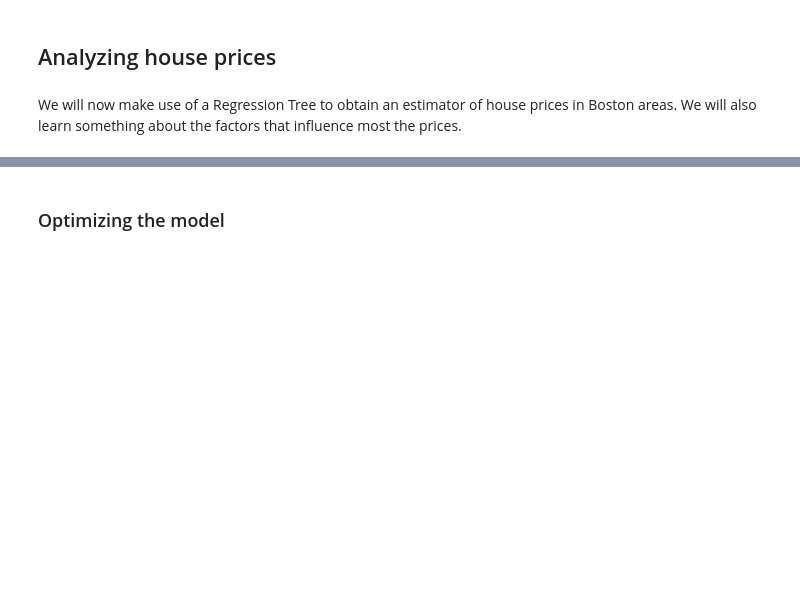
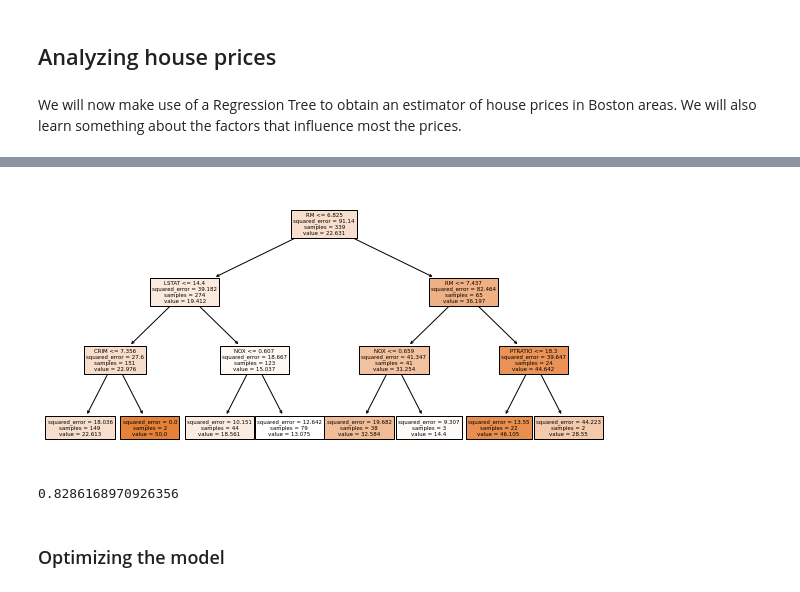
Before and after one commit to javierherraez/masterAFI, a Jupyter notebook: 15. Aprendizaje supervisado II/01. Arboles de decision/ejercicios/lab2_bostonhousing/bostonTreesStudent.ipynb, the cells around one changed output, grey strips where cells are left out. Saved outputs shown, nothing was run; the diff lists cells and outputs as text; code cells hidden in the pictures; blank space fills up the shorter version.

```diff
--- a/15. Aprendizaje supervisado II/01. Arboles de decision/ejercicios/lab2_bostonhousing/bostonTreesStudent.ipynb
+++ b/15. Aprendizaje supervisado II/01. Arboles de decision/ejercicios/lab2_bostonhousing/bostonTreesStudent.ipynb
@@ -55,3 +54,7 @@ This data file is formatted as fixed-width lines. The pandas <a href=https://pan
+# %%
+####### INSERT YOUR CODE HERE
+colnames = ['CRIM', 'ZN', 'INDUS', 'CHAS', 'NOX', 'RM', 'AGE', 'DIS', 'RAD', 'TAX', 'PTRATIO', 'B', 'LSTAT', 'MEDV']
+data = pd.read_fwf("housing.data", names = colnames)
 # %% [markdown]
 If you have loaded the data properly, the following cell should output a table with the first 5 rows of the data:
 # %%
@@ -68,6 +78,8 @@ Let's now extract the column that represents the quantity we want to predict (*M
 </table>
 # %%
 ####### INSERT YOUR CODE HERE
+Y = data[["MEDV"]]
+X = data.drop(columns="MEDV")
 # %% [markdown]
 Let's check we have done this correctly:
 # %%
@@ -95,3 +119,7 @@ In what follows we will use a training/test splitting of the data. We will perfo
+# %%
+####### INSERT YOUR CODE HERE
+from sklearn.model_selection import train_test_split
+Xtrain, Xtest, Ytrain, Ytest = train_test_split(X, Y, test_size=0.33)
 # %% [markdown]
 Let's check that:
 # %%
@@ -142,3 +198,14 @@ We will now make use of a Regression Tree to obtain an estimator of house prices
+# %%
+####### INSERT YOUR CODE HERE
+decisiontree = DecisionTreeRegressor(max_depth = 3)
+decisiontree.fit(Xtrain, Ytrain)
+plt.figure(figsize=(10,5))
+plot_tree(decisiontree, feature_names=Xtrain.columns, filled=True)
+plt.show()
+print(decisiontree.score(Xtrain, Ytrain))
+# %% [output]
+[figure, added]
+0.8286168970926356
 # %% [markdown]
 ### Optimizing the model
 # %% [markdown]
```
Also changed, not shown: parts of 14 cells of this notebook, 2 other files.
